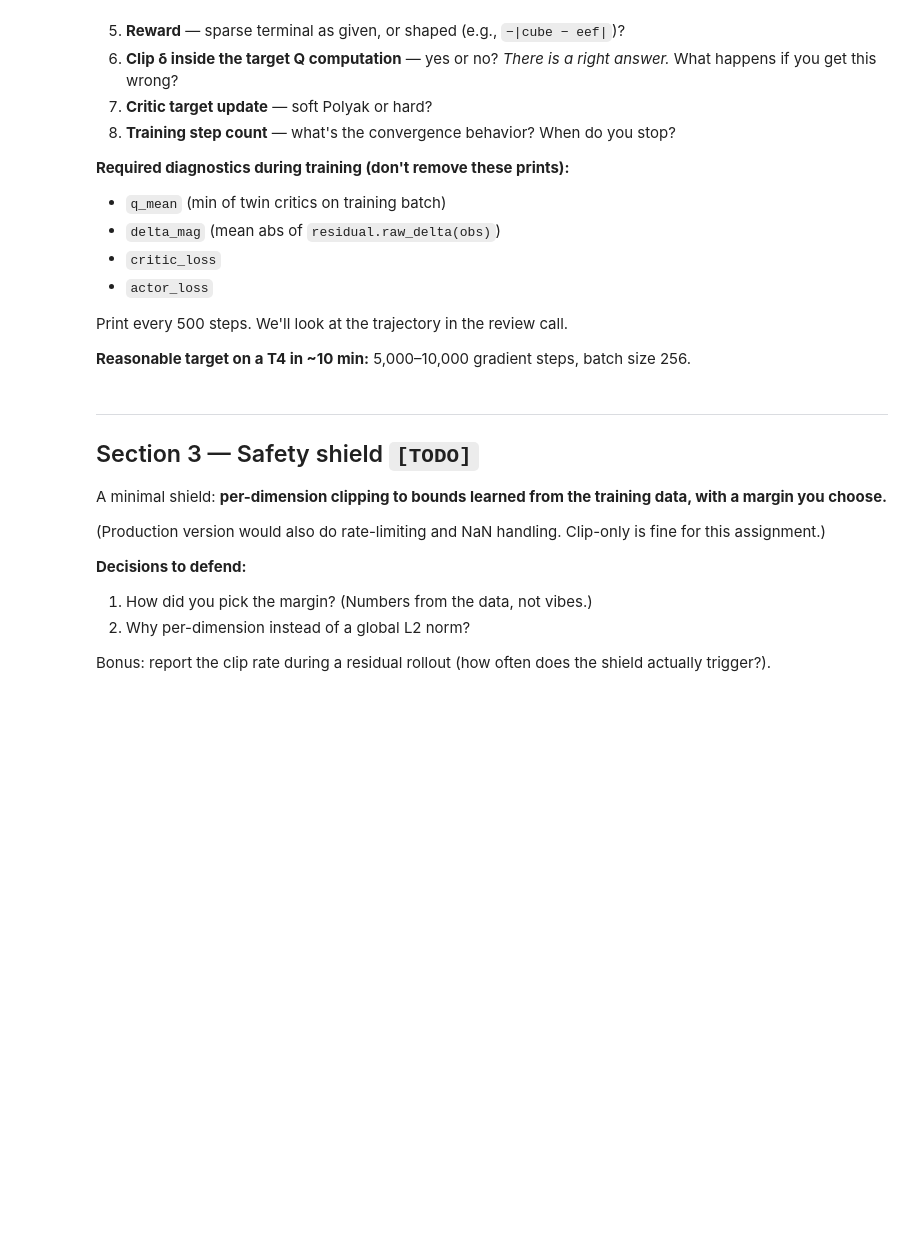
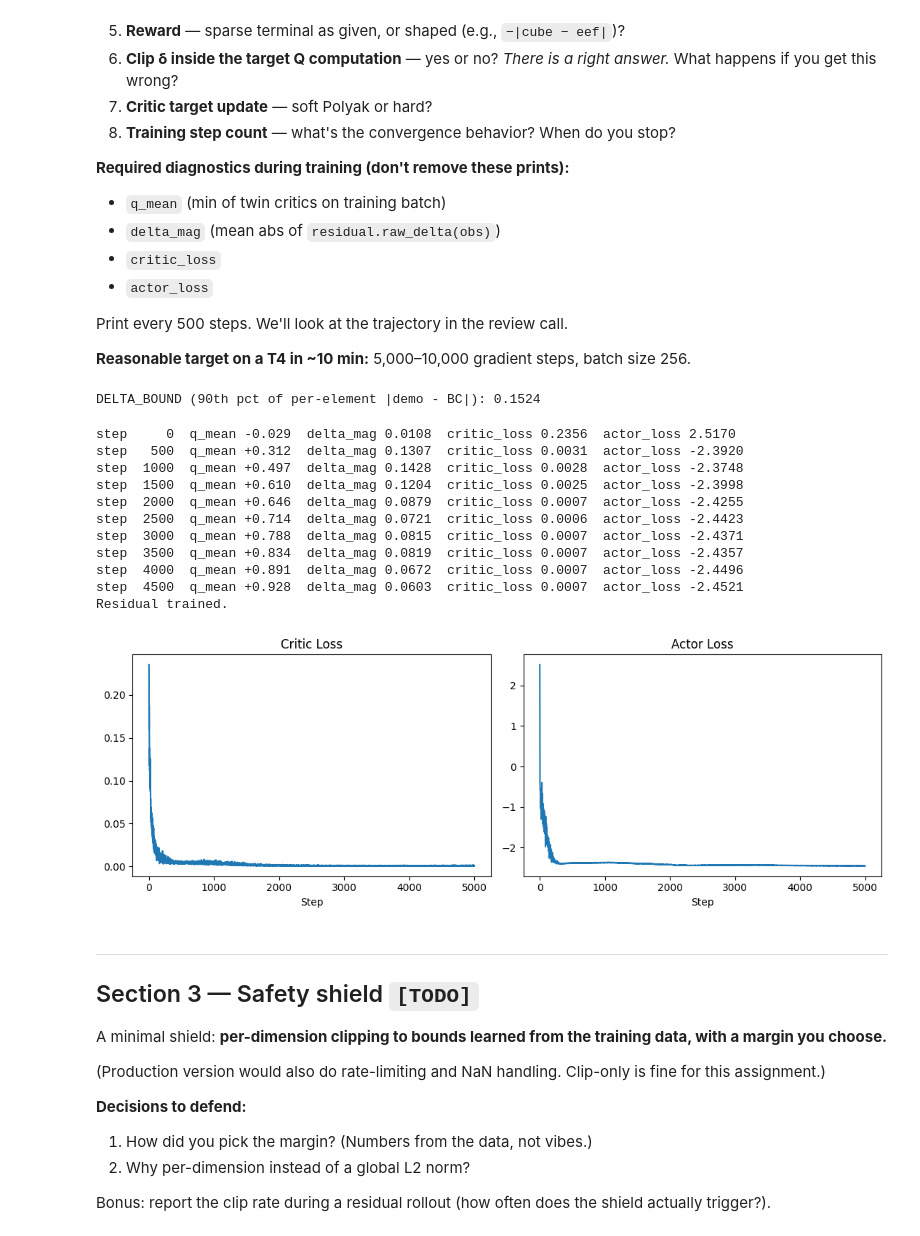
Before and after one commit to pran-d/origin-assignment, a Jupyter notebook: origin_assignment_takehome.ipynb, the cells around one changed output. Drawn from its saved outputs; the diff is of its cells as text; code cells hidden in the pictures; blank space fills up the shorter version.

Commit message:
Revert "Added shaped rewards"
This reverts commit b86cfc55c13ed09655fcbb08672f0221ae1f07fc.

```diff
--- a/origin_assignment_takehome.ipynb
+++ b/origin_assignment_takehome.ipynb
@@ -498,40 +498,6 @@ class QCritic(nn.Module):
         return self.q1(x), self.q2(x)
 
 
-# Obs layout (19-dim):
-# [0:3] cube_pos | [3:7] cube_quat | [7:10] gripper_to_cube_pos
-# [10:13] eef_pos | [13:17] eef_quat | [17:19] gripper_qpos (Panda: open≈0.04/finger, closed≈0)
-
-# Reward shaping parameters
-DIST_REWARD_SCALE    = 0.2    # potential-based approach reward scale
-LIFT_REWARD_SCALE    = 3.0    # per-step lift reward (cube moves ~0.001-0.005 m/step → 0.003-0.015)
-GRASP_REWARD_SCALE   = 0.3    # binary grasp-proxy reward
-GRIPPER_CLOSE_THRESH = 0.035  # gripper_qpos sum < this → nearly closed (open sum ≈ 0.08)
-CONTACT_DIST_THRESH  = 0.06   # ||gripper_to_cube|| < this → near contact
-
-def shape_reward(obs, next_obs, sparse_r, gamma):
-    """Augment sparse reward with three obs-derivable signals:
-    1. Approach: potential-based γΦ(s')-Φ(s) with Φ=-||g2c||. Policy-invariant (Ng et al. 1999).
-    2. Lift: reward positive delta in cube z-coordinate (targets lift-stall failures).
-    3. Grasp proxy: gripper mostly closed AND cube within contact distance.
-    """
-    # 1. Approach (potential-based)
-    g2c_dist      = obs[:, 7:10].norm(dim=-1, keepdim=True)
-    next_g2c_dist = next_obs[:, 7:10].norm(dim=-1, keepdim=True)
-    r_approach = (gamma * (-next_g2c_dist) - (-g2c_dist)) * DIST_REWARD_SCALE
-
-    # 2. Lift: upward cube movement (cube_pos z is obs index 2)
-    r_lift = (next_obs[:, 2:3] - obs[:, 2:3]).clamp(min=0) * LIFT_REWARD_SCALE
-
-    # 3. Grasp proxy: gripper nearly closed AND cube nearby
-    gripper_sum = obs[:, 17:19].sum(dim=-1, keepdim=True)
-    near_cube   = (g2c_dist < CONTACT_DIST_THRESH).float()
-    gripper_cls = (gripper_sum < GRIPPER_CLOSE_THRESH).float()
-    r_grasp = near_cube * gripper_cls * GRASP_REWARD_SCALE
-
-    return sparse_r + r_approach + r_lift + r_grasp
-
-
 TRAIN_STEPS  = 5000
 GAMMA        = 0.99
 TAU          = 0.005   # Polyak coefficient for target network
@@ -571,11 +537,9 @@ for step in tqdm(range(TRAIN_STEPS), desc="residual training"):
     batch    = next_batch()
     obs      = batch["obs"].to(DEVICE)
     action   = batch["action"].to(DEVICE)
+    reward   = batch["reward"].to(DEVICE).unsqueeze(-1)   # sparse 1.0 on success, no shaping
     next_obs = batch["next_obs"].to(DEVICE)
     done     = batch["done"].to(DEVICE).unsqueeze(-1)
-
-    sparse_r = batch["reward"].to(DEVICE).unsqueeze(-1)
-    reward   = shape_reward(obs, next_obs, sparse_r, GAMMA)
 
     # --- Critic update ---
     # next_action uses forward() which applies tanh×bound AND clamps to [-1,1],
@@ -591,8 +555,8 @@ for step in tqdm(range(TRAIN_STEPS), desc="residual training"):
     critic_opt.zero_grad(); critic_loss.backward(); critic_opt.step()
 
     # --- Actor update (TD3+BC) ---
-    # Oracle residual computed from CLEAN obs so targets are always correct.
-    # Oracle is clamped to ±DELTA_BOUND; BC_REG_COEF keeps bc_reg from being
+    # Oracle residual computed from CLEAN obs (no noise applied) so targets are always correct.
+    # Oracle is clamped to ±DELTA_BOUND; the explicit BC_REG_COEF keeps bc_reg from being
     # swamped by the RL term once bc_reg converges toward zero.
     with torch.no_grad():
         a_bc_ref     = residual.bc(obs)
@@ -606,33 +570,47 @@ for step in tqdm(range(TRAIN_STEPS), desc="residual training"):
     delta_pred = residual.raw_delta(obs)
     bc_reg     = torch.nn.functional.mse_loss(delta_pred, oracle_delta)
     actor_loss = -lmbda * q_pi.mean() + BC_REG_COEF * bc_reg
 
     actor_opt.zero_grad(); actor_loss.backward(); actor_opt.step()
 
     # --- Soft Polyak target update ---
     with torch.no_grad():
         for p, tp in zip(q_critic.parameters(), target_q_critic.parameters()):
             tp.data.mul_(1.0 - TAU).add_(TAU * p.data)
 
     critic_losses_log.append(critic_loss.item())
     actor_losses_log.append(actor_loss.item())
 
     if step % 500 == 0:
         with torch.no_grad():
             q_mean    = torch.min(q1_pi, q2_pi).detach().mean().item()
             delta_mag = residual.raw_delta(obs).abs().mean().item()
         print(f"step {step:5d}  q_mean {q_mean:+.3f}  delta_mag {delta_mag:.4f}  "
               f"critic_loss {critic_loss.item():.4f}  actor_loss {actor_loss.item():.4f}")
 
 residual.eval()
 torch.save(residual.state_dict(), "/content/residual.pt")
 print("Residual trained.")
 
 # --- Critic / Actor loss curves ---
 fig, axes = plt.subplots(1, 2, figsize=(11, 4))
 axes[0].plot(critic_losses_log); axes[0].set_title("Critic Loss"); axes[0].set_xlabel("Step")
 axes[1].plot(actor_losses_log);  axes[1].set_title("Actor Loss");  axes[1].set_xlabel("Step")
 plt.tight_layout(); plt.show()
+# %% [output]
+DELTA_BOUND (90th pct of per-element |demo - BC|): 0.1524
+step     0  q_mean -0.029  delta_mag 0.0108  critic_loss 0.2356  actor_loss 2.5170
+step   500  q_mean +0.312  delta_mag 0.1307  critic_loss 0.0031  actor_loss -2.3920
+step  1000  q_mean +0.497  delta_mag 0.1428  critic_loss 0.0028  actor_loss -2.3748
+step  1500  q_mean +0.610  delta_mag 0.1204  critic_loss 0.0025  actor_loss -2.3998
+step  2000  q_mean +0.646  delta_mag 0.0879  critic_loss 0.0007  actor_loss -2.4255
+step  2500  q_mean +0.714  delta_mag 0.0721  critic_loss 0.0006  actor_loss -2.4423
+step  3000  q_mean +0.788  delta_mag 0.0815  critic_loss 0.0007  actor_loss -2.4371
+step  3500  q_mean +0.834  delta_mag 0.0819  critic_loss 0.0007  actor_loss -2.4357
+step  4000  q_mean +0.891  delta_mag 0.0672  critic_loss 0.0007  actor_loss -2.4496
+step  4500  q_mean +0.928  delta_mag 0.0603  critic_loss 0.0007  actor_loss -2.4521
+Residual trained.
+[figure, added]
 # %% [markdown]
 ---
 ## Section 3 — Safety shield  `[TODO]`
```
Also changed, not shown: 1 other file.
